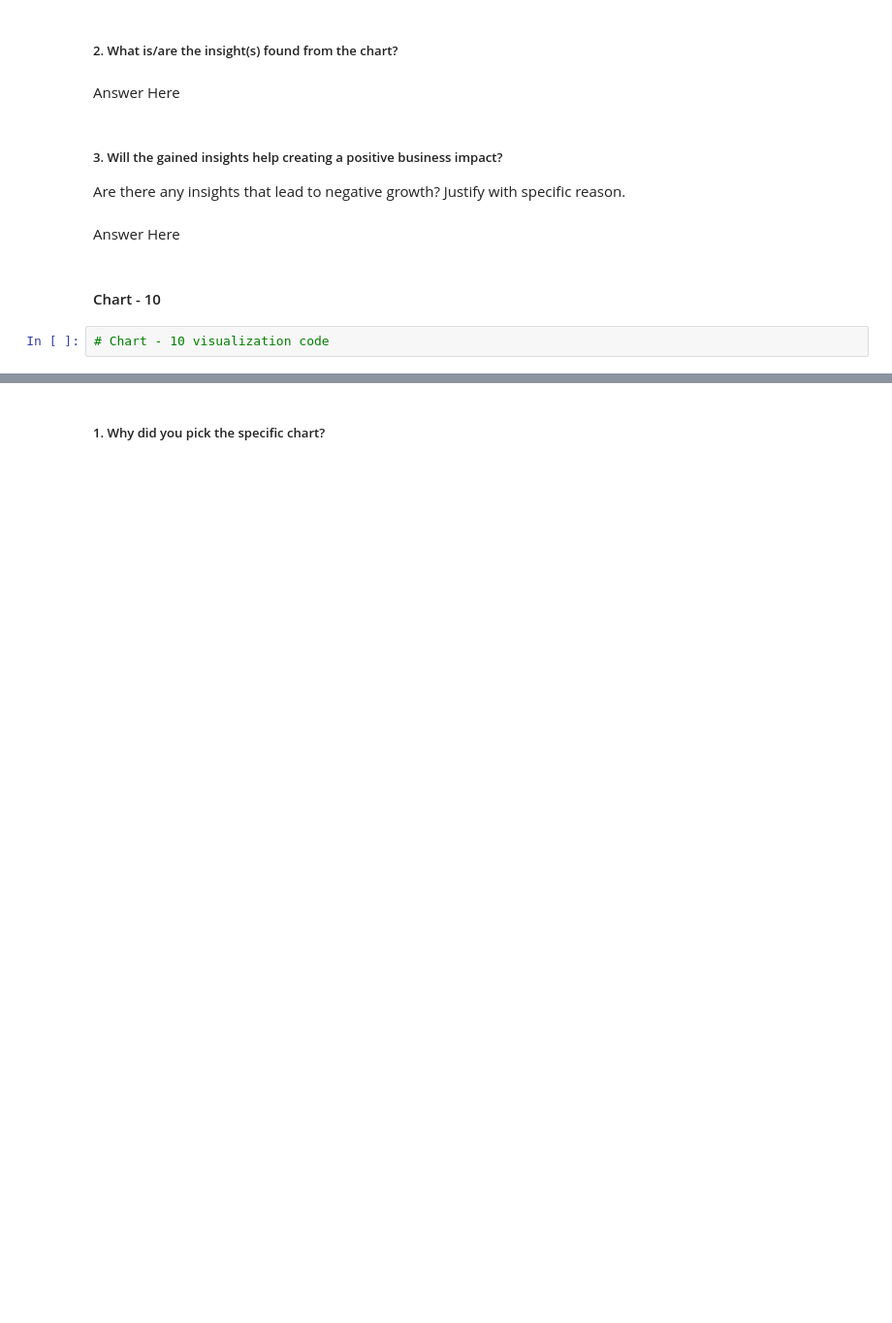
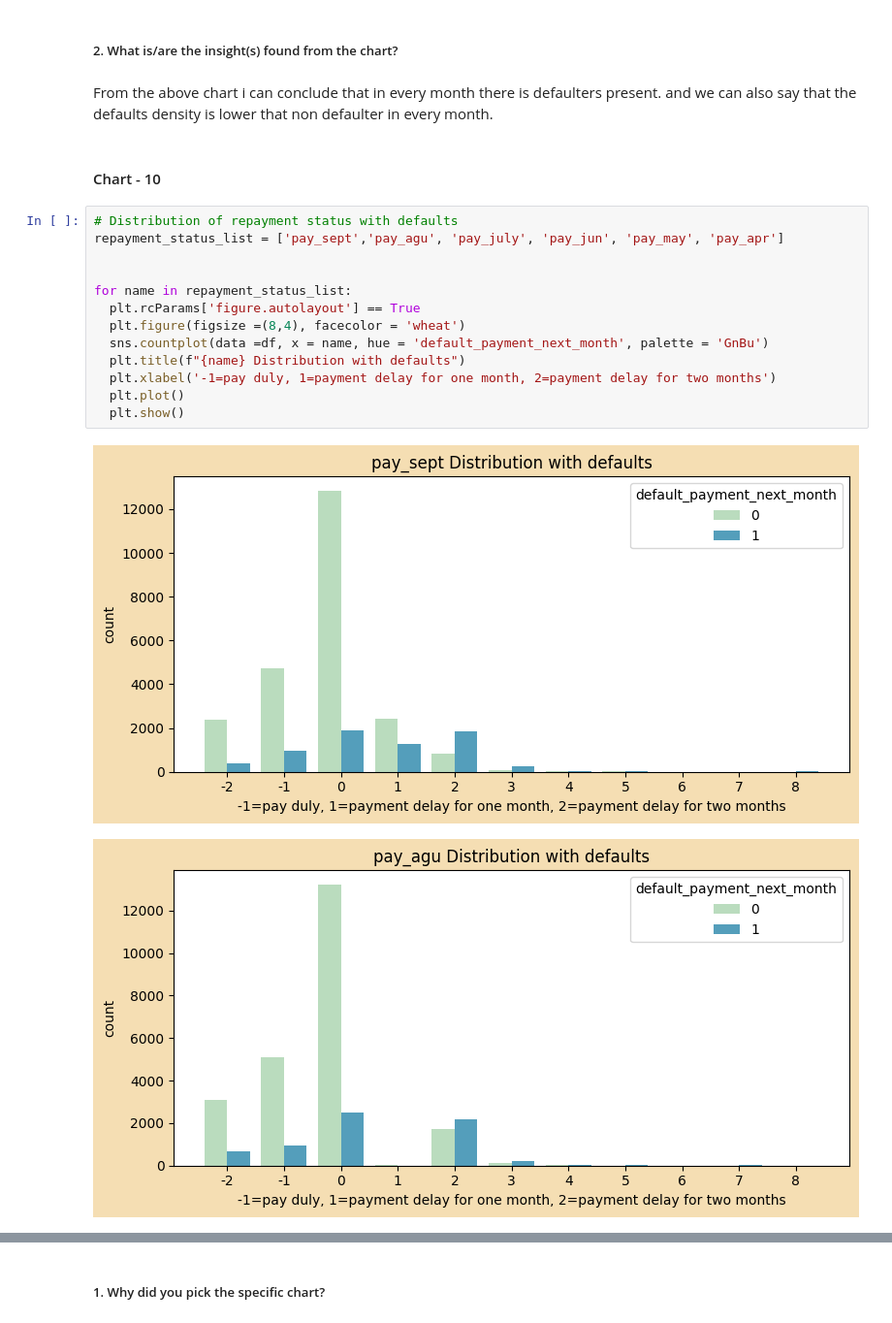
Before and after one commit to hmarathe420/Credit_Card_Default_Prediction, a Jupyter notebook: Credit_Card_Default_Prediction.ipynb, the cells around one changed output, grey strips where cells are left out. Shown at 97% size. Drawn from its saved outputs; the diff is of its cells as text; blank space fills up the shorter version.

```diff
--- a/Credit_Card_Default_Prediction.ipynb
+++ b/Credit_Card_Default_Prediction.ipynb
@@ -556,13 +570,22 @@ Answer Here.
 # %% [markdown]
 ##### 2. What is/are the insight(s) found from the chart?
-# %% [markdown]
-Answer Here
-# %% [markdown]
-##### 3. Will the gained insights help creating a positive business impact?
-Are there any insights that lead to negative growth? Justify with specific reason.
-# %% [markdown]
-Answer Here
+# %% [markdown]
+From the above chart i can conclude that in every month there is defaulters present. and we can also say that the defaults density is lower that non defaulter in every month.
 # %% [markdown]
 #### Chart - 10
-# %%
-# Chart - 10 visualization code
+# %%
+# Distribution of repayment status with defaults
+repayment_status_list = ['pay_sept','pay_agu', 'pay_july', 'pay_jun', 'pay_may', 'pay_apr']
+
+
+for name in repayment_status_list:
+  plt.rcParams['figure.autolayout'] == True
+  plt.figure(figsize =(8,4), facecolor = 'wheat')
+  sns.countplot(data =df, x = name, hue = 'default_payment_next_month', palette = 'GnBu')
+  plt.title(f"{name} Distribution with defaults")
+  plt.xlabel('-1=pay duly, 1=payment delay for one month, 2=payment delay for two months')
+  plt.plot()
+  plt.show()
+# %% [output]
+[figure, added]
+[figure, added]
```
Also changed, not shown: parts of 21 cells of this notebook.
